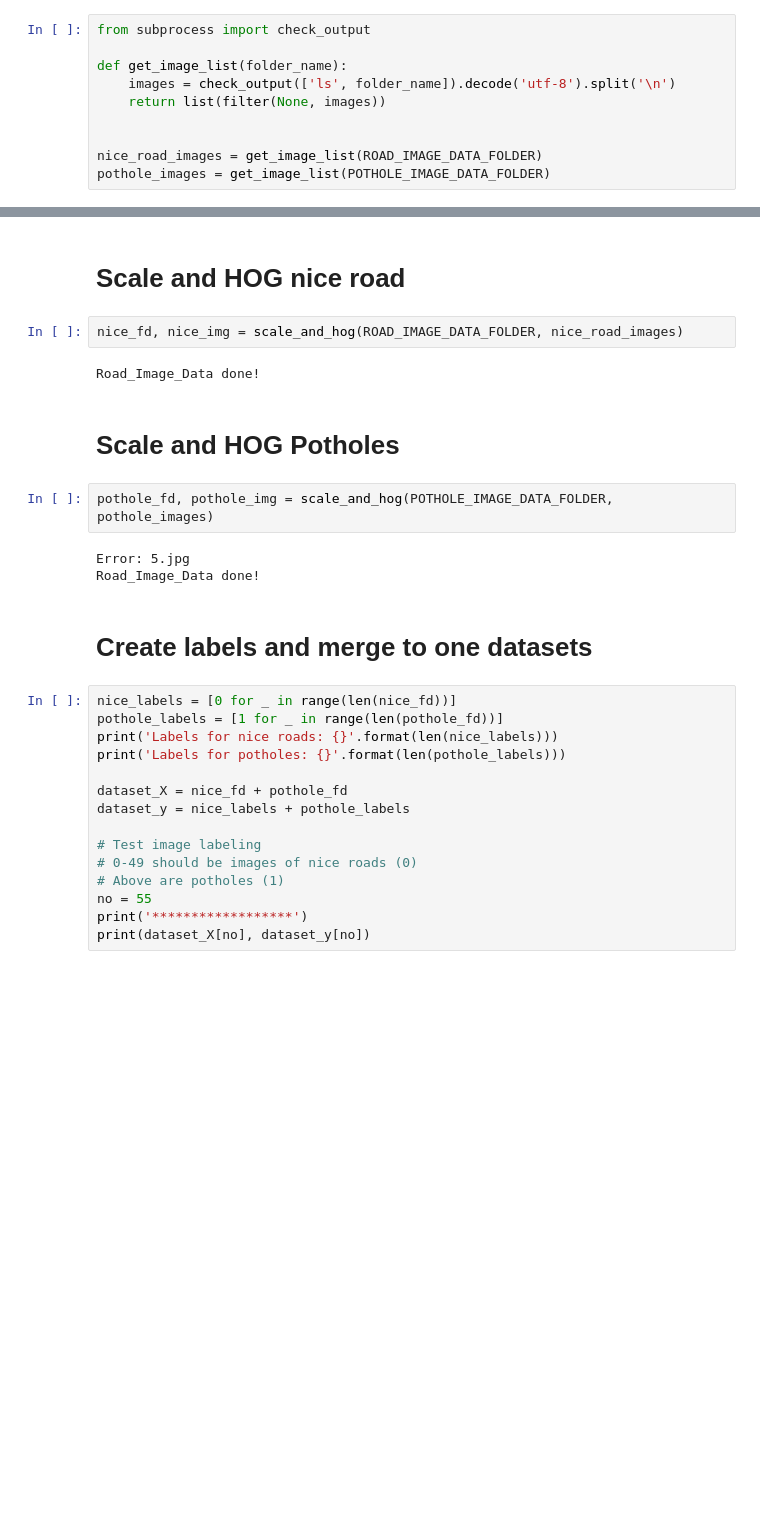
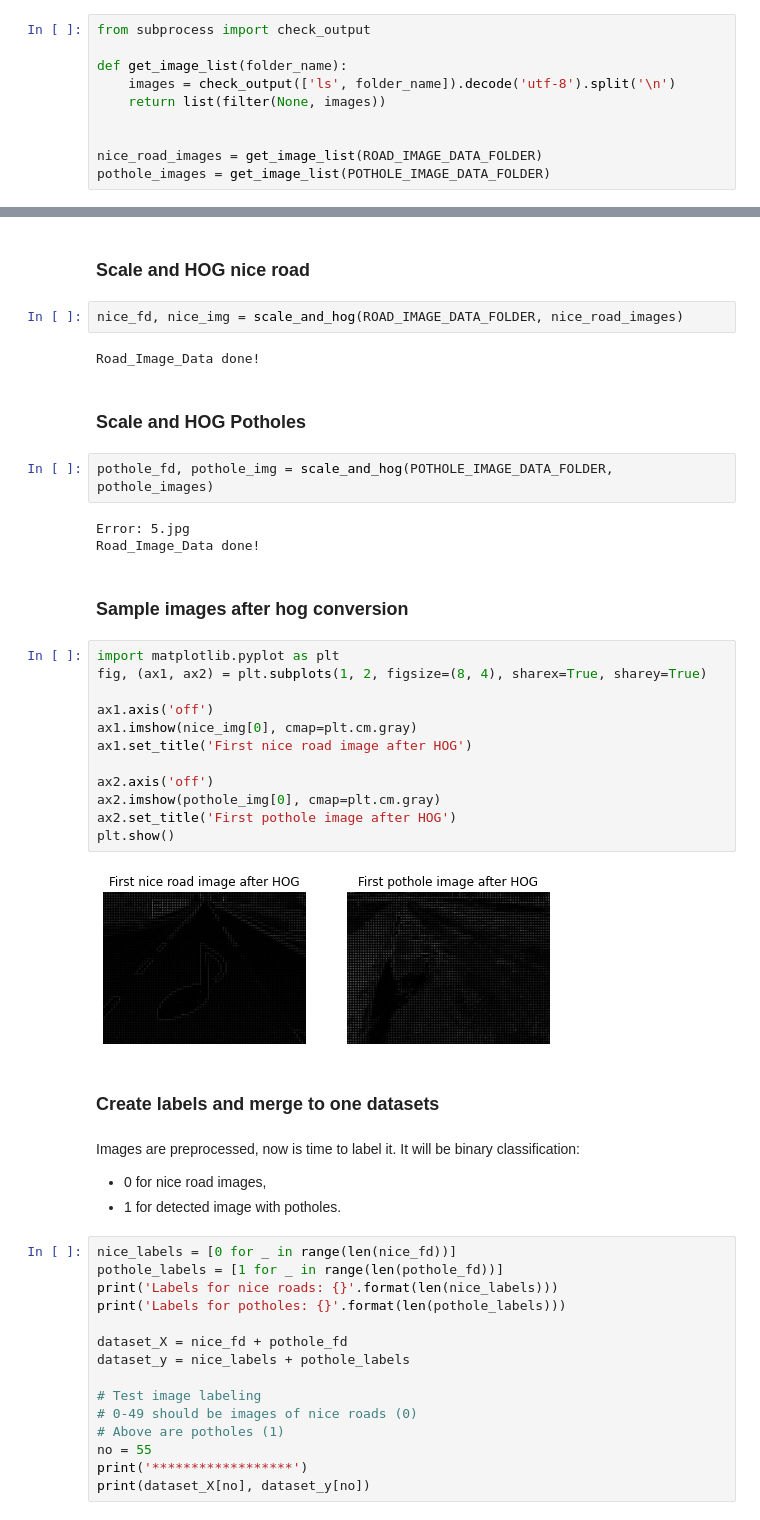
Before and after one commit to jace3k/pothole-detection, a Jupyter notebook: pothole-detection.ipynb, the cells around one changed output, grey strips where cells are left out. Cells and saved outputs as stored; diff of their text form; blank space fills up the shorter version.

```diff
--- a/pothole-detection.ipynb
+++ b/pothole-detection.ipynb
@@ -83,18 +61,38 @@ def scale_and_hog(folder_name, image_names):
 # %% [markdown]
-# Scale and HOG nice road
+### Scale and HOG nice road
 # %%
 nice_fd, nice_img = scale_and_hog(ROAD_IMAGE_DATA_FOLDER, nice_road_images)
 # %% [output]
 Road_Image_Data done!
 # %% [markdown]
-# Scale and HOG Potholes
+### Scale and HOG Potholes
 # %%
 pothole_fd, pothole_img = scale_and_hog(POTHOLE_IMAGE_DATA_FOLDER, pothole_images)
 # %% [output]
 Error: 5.jpg
 Road_Image_Data done!
+# %% [markdown]
+### Sample images after hog conversion
+# %%
+import matplotlib.pyplot as plt
+fig, (ax1, ax2) = plt.subplots(1, 2, figsize=(8, 4), sharex=True, sharey=True)
+
+ax1.axis('off')
+ax1.imshow(nice_img[0], cmap=plt.cm.gray)
+ax1.set_title('First nice road image after HOG')
+
+ax2.axis('off')
+ax2.imshow(pothole_img[0], cmap=plt.cm.gray)
+ax2.set_title('First pothole image after HOG')
+plt.show()
+# %% [output]
+[figure, added]
 # %% [markdown]
-# Create labels and merge to one datasets
+### Create labels and merge to one datasets
+# %% [markdown]
+Images are preprocessed, now is time to label it. It will be binary classification:
+- 0 for nice road images,
+- 1 for detected image with potholes.
 # %%
 nice_labels = [0 for _ in range(len(nice_fd))]
 pothole_labels = [1 for _ in range(len(pothole_fd))]
```
Also changed, not shown: parts of 15 cells of this notebook.
